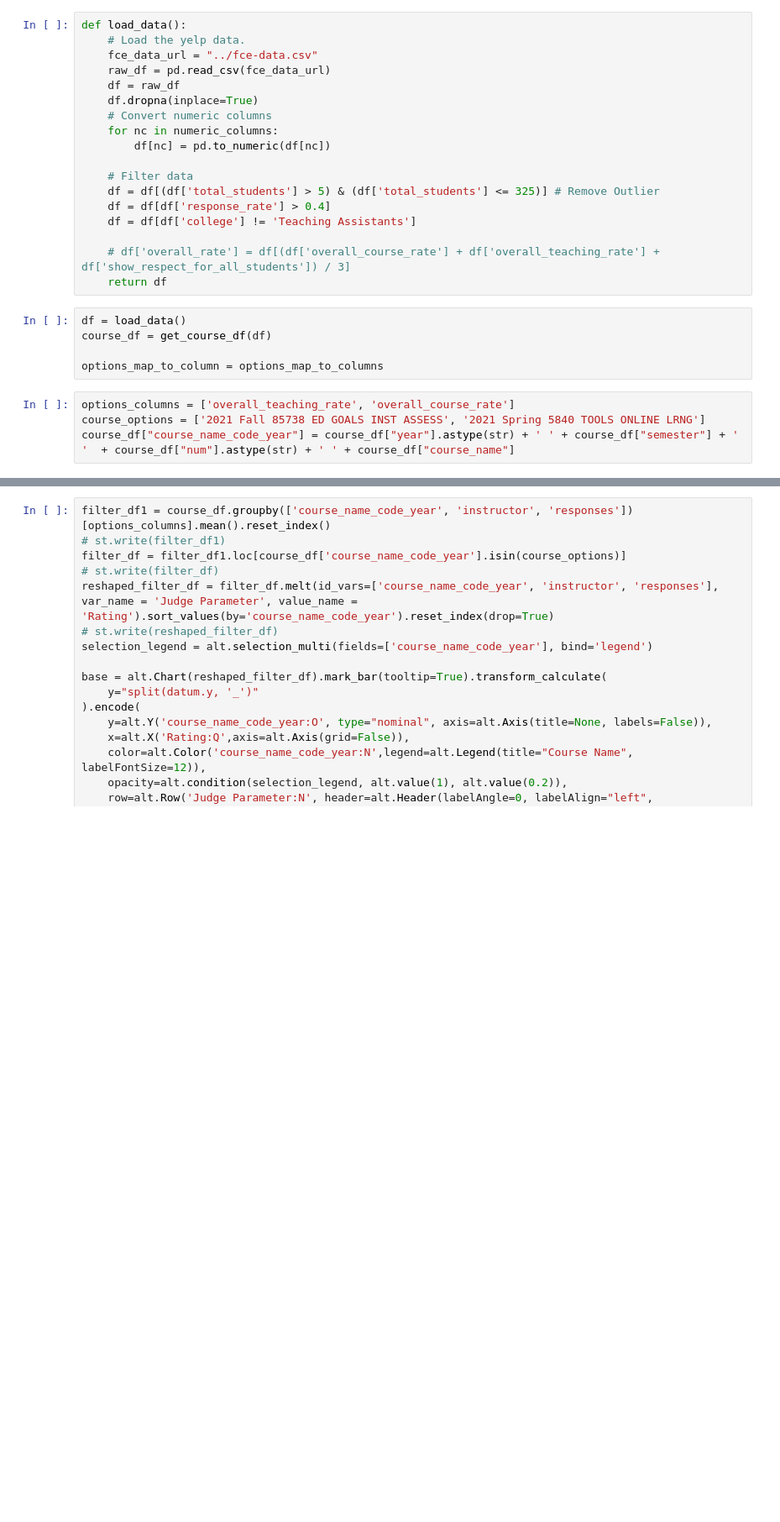
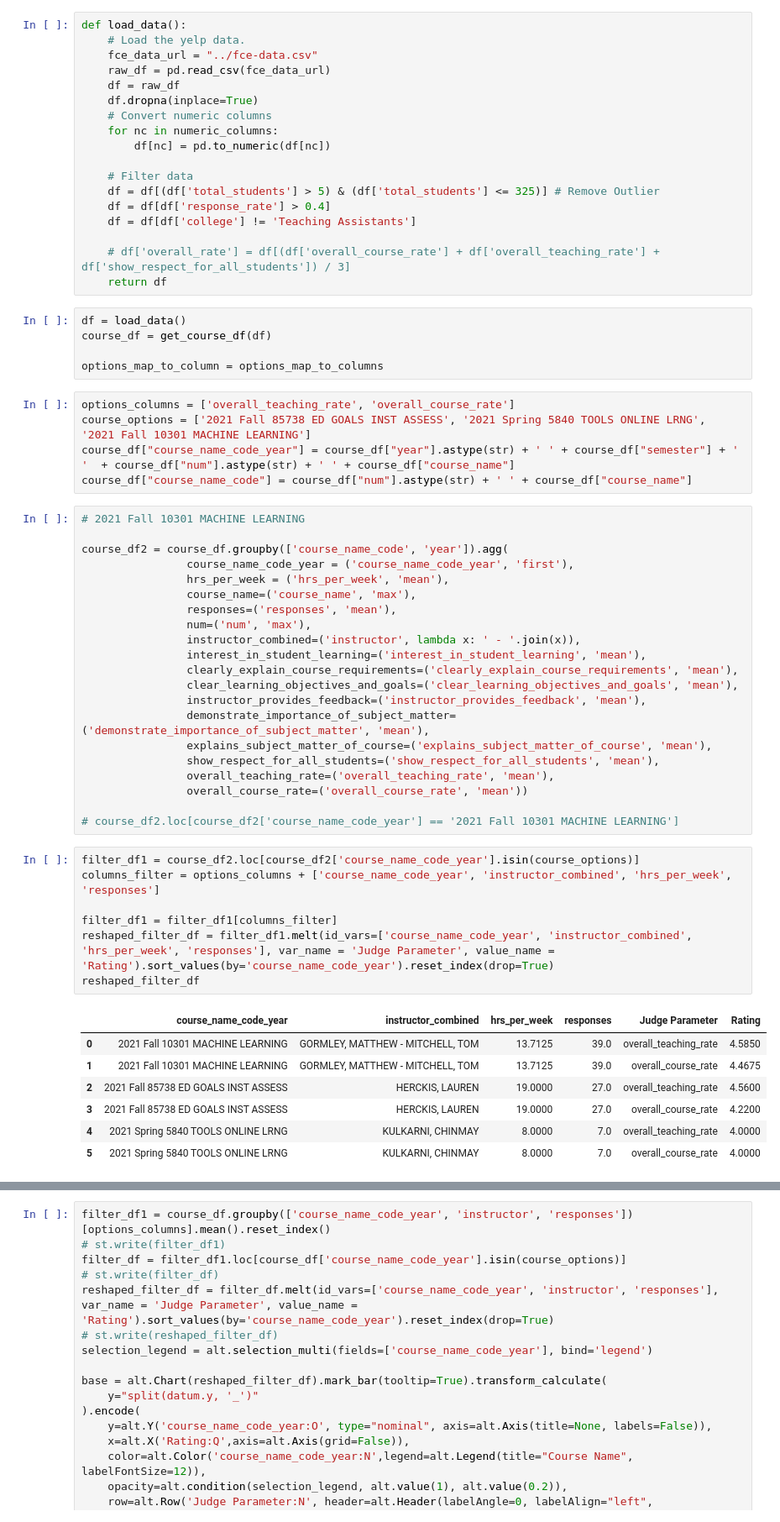
Before and after one commit to JennySong99/final-project-the-evaluators, a Jupyter notebook: my_component/test.ipynb, the cells around one changed output, grey strips where cells are left out. Shown at 84% size. Cells and saved outputs as stored; diff of their text form; blank space fills up the shorter version.

```diff
--- a/my_component/test.ipynb
+++ b/my_component/test.ipynb
@@ -48,5 +48,42 @@ course_df = get_course_df(df)
 options_map_to_column = options_map_to_columns
 # %%
 options_columns = ['overall_teaching_rate', 'overall_course_rate']
-course_options = ['2021 Fall 85738 ED GOALS INST ASSESS', '2021 Spring 5840 TOOLS ONLINE LRNG']
+course_options = ['2021 Fall 85738 ED GOALS INST ASSESS', '2021 Spring 5840 TOOLS ONLINE LRNG', '2021 Fall 10301 MACHINE LEARNING']
 course_df["course_name_code_year"] = course_df["year"].astype(str) + ' ' + course_df["semester"] + ' '  + course_df["num"].astype(str) + ' ' + course_df["course_name"]
+course_df["course_name_code"] = course_df["num"].astype(str) + ' ' + course_df["course_name"]
+# %%
+# 2021 Fall 10301 MACHINE LEARNING
+
+course_df2 = course_df.groupby(['course_name_code', 'year']).agg(
+                course_name_code_year = ('course_name_code_year', 'first'),
+                hrs_per_week = ('hrs_per_week', 'mean'),
+                course_name=('course_name', 'max'),
+                responses=('responses', 'mean'),
+                num=('num', 'max'),
+                instructor_combined=('instructor', lambda x: ' - '.join(x)),
+                interest_in_student_learning=('interest_in_student_learning', 'mean'),
+                clearly_explain_course_requirements=('clearly_explain_course_requirements', 'mean'),
+                clear_learning_objectives_and_goals=('clear_learning_objectives_and_goals', 'mean'),
+                instructor_provides_feedback=('instructor_provides_feedback', 'mean'),
+                demonstrate_importance_of_subject_matter=('demonstrate_importance_of_subject_matter', 'mean'),
+                explains_subject_matter_of_course=('explains_subject_matter_of_course', 'mean'),
+                show_respect_for_all_students=('show_respect_for_all_students', 'mean'),
+                overall_teaching_rate=('overall_teaching_rate', 'mean'),
+                overall_course_rate=('overall_course_rate', 'mean'))
+
+# course_df2.loc[course_df2['course_name_code_year'] == '2021 Fall 10301 MACHINE LEARNING']
+# %%
+filter_df1 = course_df2.loc[course_df2['course_name_code_year'].isin(course_options)]
+columns_filter = options_columns + ['course_name_code_year', 'instructor_combined', 'hrs_per_week', 'responses']
+
+filter_df1 = filter_df1[columns_filter]
+reshaped_filter_df = filter_df1.melt(id_vars=['course_name_code_year', 'instructor_combined', 'hrs_per_week', 'responses'], var_name = 'Judge Parameter', value_name = 'Rating').sort_values(by='course_name_code_year').reset_index(drop=True)
+reshaped_filter_df
+# %% [output]
+|  | course_name_code_year | instructor_combined | hrs_per_week | responses | Judge Parameter | Rating |
+| 0 | 2021 Fall 10301 MACHINE LEARNING | GORMLEY, MATTHEW - MITCHELL, TOM | 13.7125 | 39.0 | overall_teaching_rate | 4.5850 |
+| 1 | 2021 Fall 10301 MACHINE LEARNING | GORMLEY, MATTHEW - MITCHELL, TOM | 13.7125 | 39.0 | overall_course_rate | 4.4675 |
+| 2 | 2021 Fall 85738 ED GOALS INST ASSESS | HERCKIS, LAUREN | 19.0000 | 27.0 | overall_teaching_rate | 4.5600 |
+| 3 | 2021 Fall 85738 ED GOALS INST ASSESS | HERCKIS, LAUREN | 19.0000 | 27.0 | overall_course_rate | 4.2200 |
+| 4 | 2021 Spring 5840 TOOLS ONLINE LRNG | KULKARNI, CHINMAY | 8.0000 | 7.0 | overall_teaching_rate | 4.0000 |
+| 5 | 2021 Spring 5840 TOOLS ONLINE LRNG | KULKARNI, CHINMAY | 8.0000 | 7.0 | overall_course_rate | 4.0000 |
```
Also changed, not shown: parts of 7 cells of this notebook, 2 other files.
